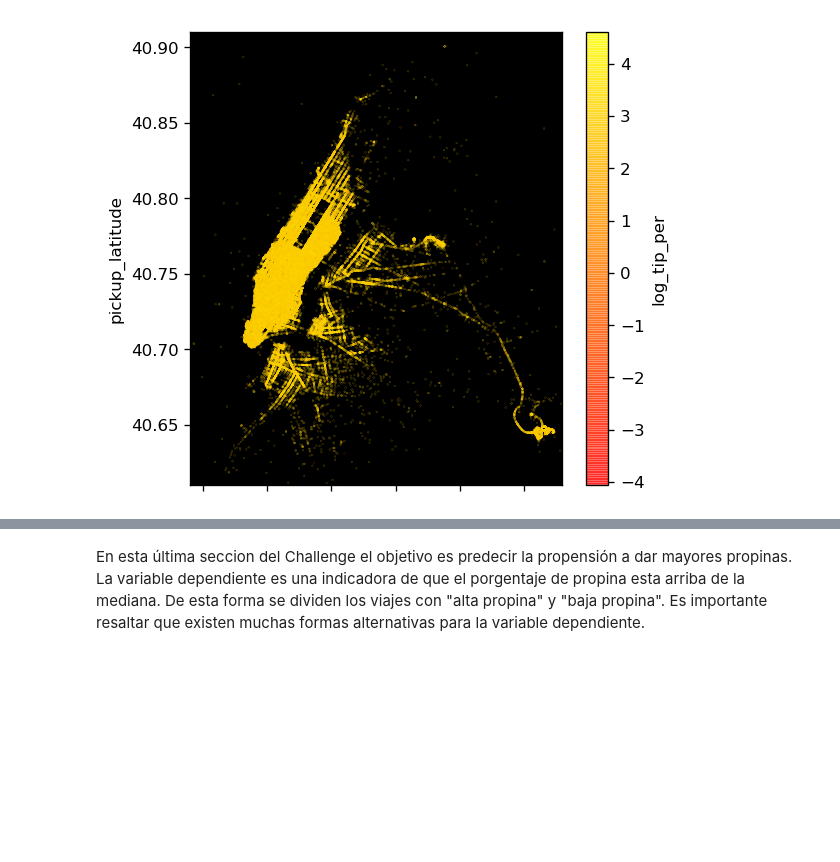
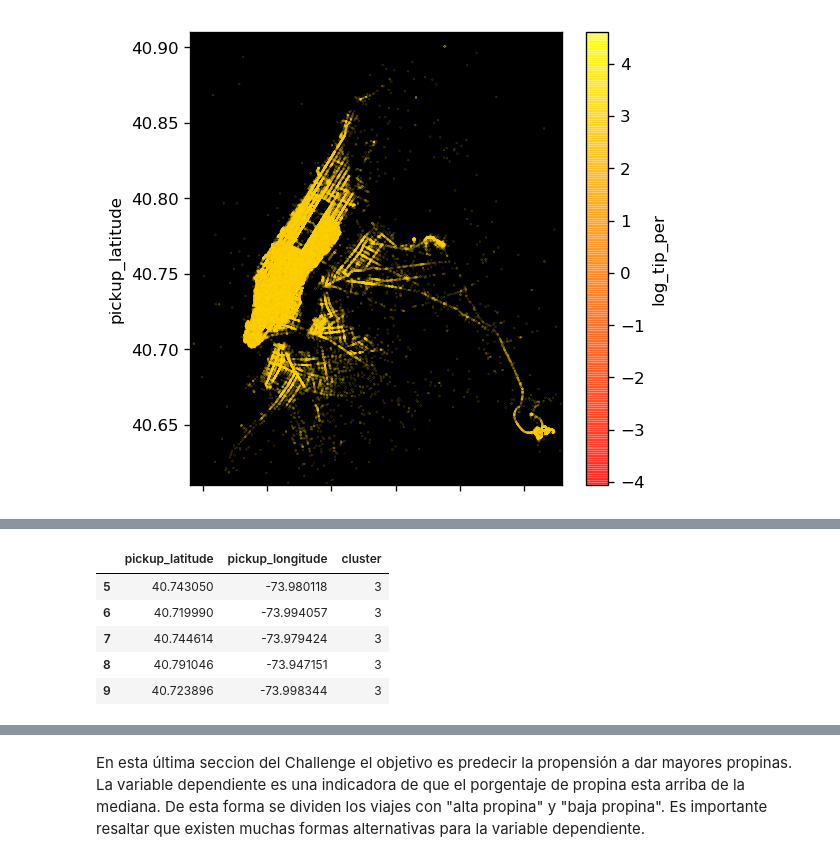
Before and after one commit to cchallu/datank_challenge, a Jupyter notebook: source/datank_challenge.ipynb, the cells around one changed output, grey strips where cells are left out. Drawn from its saved outputs; the diff is of its cells as text; code cells hidden in the pictures; blank space fills up the shorter version.

```diff
--- a/source/datank_challenge.ipynb
+++ b/source/datank_challenge.ipynb
@@ -490,0 +523,13 @@ P.set_axis_bgcolor('black')
+# %%
+clusters = kmeans.predict(X)
+data_kmeans = data_clean[['pickup_latitude','pickup_longitude']].loc[data_clean['outlier']==0]
+clusters.shape = ((10656070,1))
+data_kmeans['cluster'] = clusters
+data_kmeans.head()
+# %% [output]
+|  | pickup_latitude | pickup_longitude | cluster |
+| 5 | 40.743050 | -73.980118 | 3 |
+| 6 | 40.719990 | -73.994057 | 3 |
+| 7 | 40.744614 | -73.979424 | 3 |
+| 8 | 40.791046 | -73.947151 | 3 |
+| 9 | 40.723896 | -73.998344 | 3 |
```
Also changed, not shown: parts of 14 cells of this notebook.
